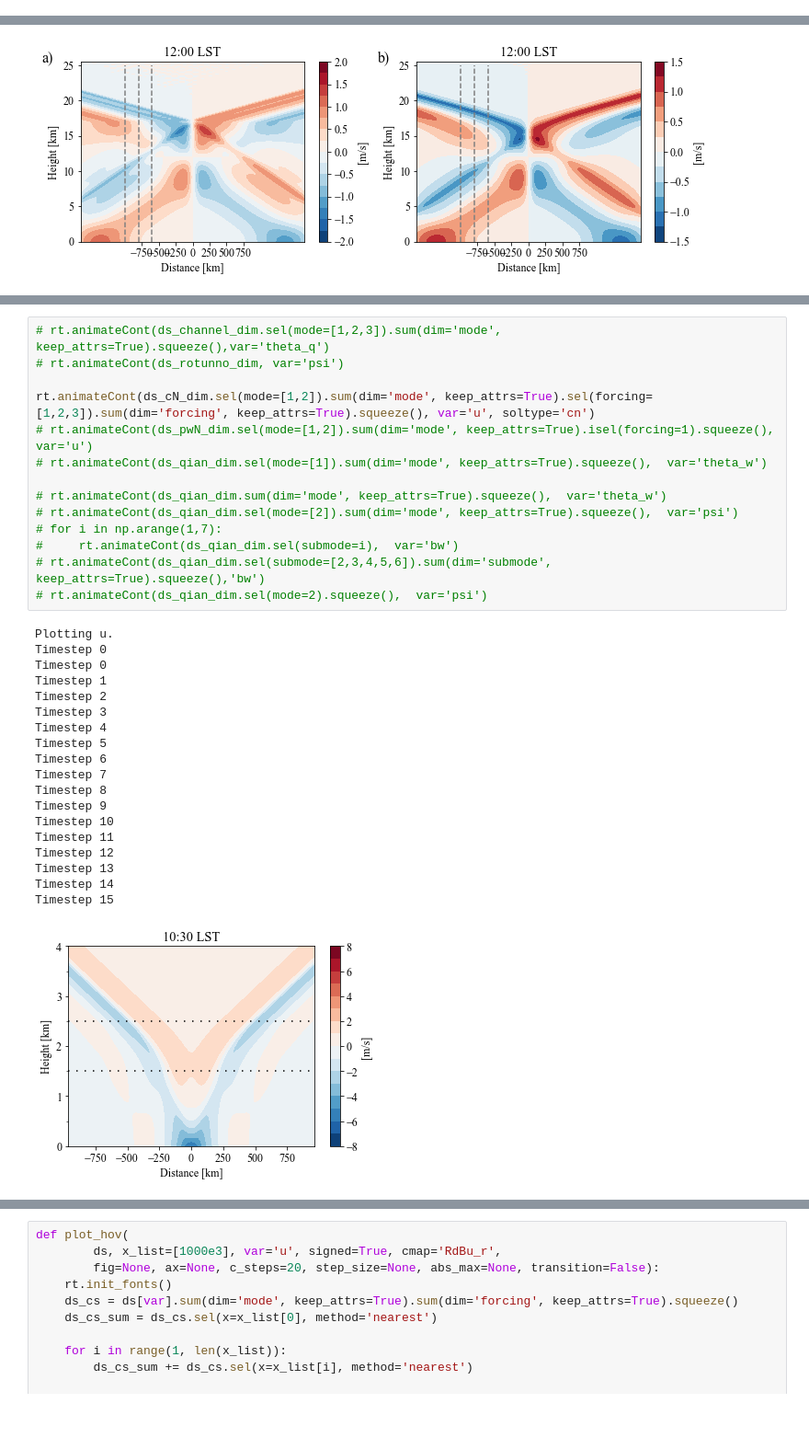
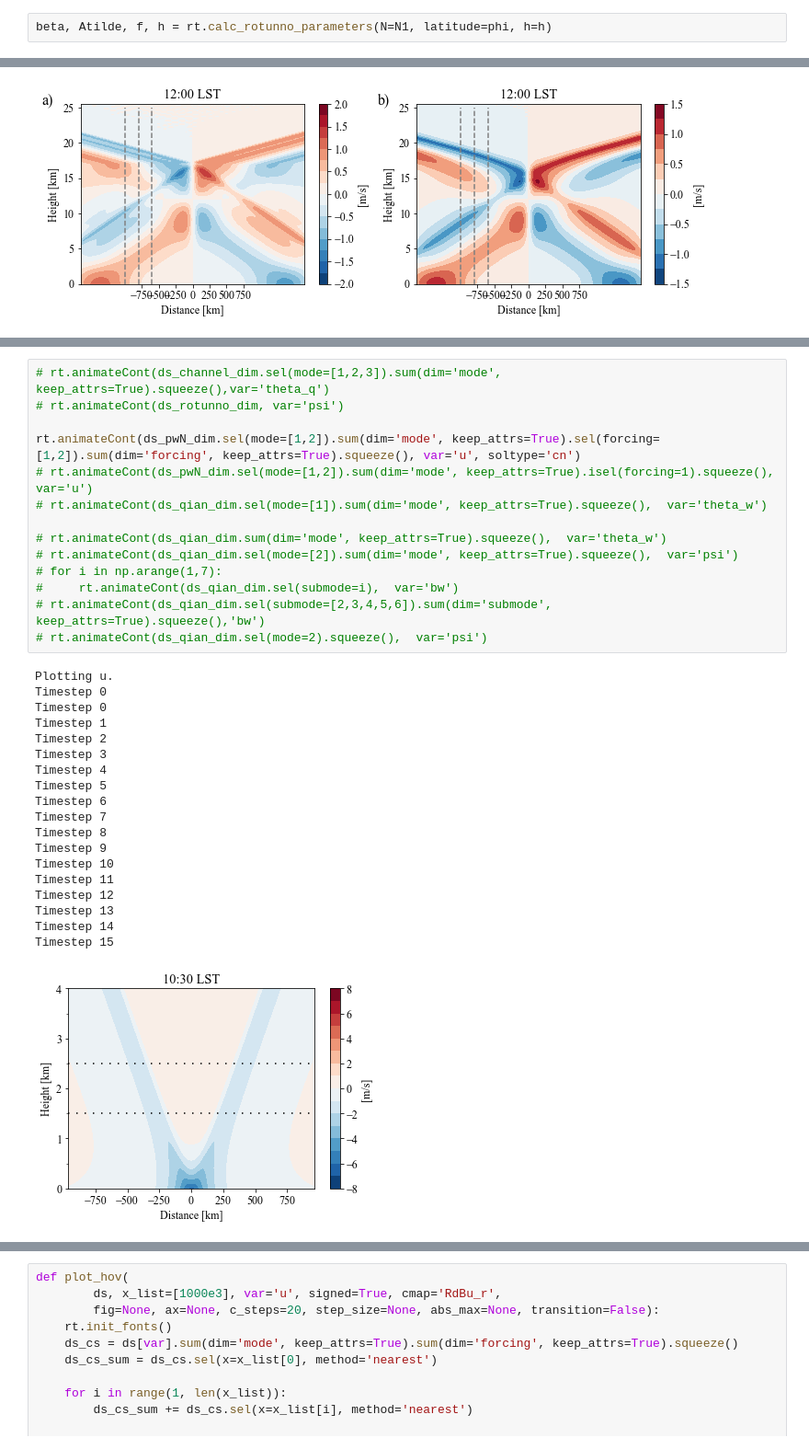
Before and after one commit to eshort0401/rotunno83, a Jupyter notebook: python_scripts/rotunno83.ipynb, the cells around one changed output, grey strips where cells are left out. Shown at 92% size. Saved outputs shown, nothing was run; the diff lists cells and outputs as text; blank space fills up the shorter version.

```diff
--- a/python_scripts/rotunno83.ipynb
+++ b/python_scripts/rotunno83.ipynb
@@ -129,3 +122,5 @@ L
+# %%
+beta, Atilde, f, h = rt.calc_rotunno_parameters(N=N1, latitude=phi, h=h)
 # %%
 # ds_rotunno = rt.solve_rotunno_case_two(xiN=61, zetaN=31, tauN=32, kN=1000,
 #                                        xi0=0.1, beta=beta, Atilde=Atilde)
@@ -412,35 +422,35 @@ Timestep 15
 # rt.animateCont(ds_channel_dim.sel(mode=[1,2,3]).sum(dim='mode', keep_attrs=True).squeeze(),var='theta_q')
 # rt.animateCont(ds_rotunno_dim, var='psi')
 
-rt.animateCont(ds_cN_dim.sel(mode=[1,2]).sum(dim='mode', keep_attrs=True).sel(forcing=[1,2,3]).sum(dim='forcing', keep_attrs=True).squeeze(), var='u', soltype='cn')
+rt.animateCont(ds_pwN_dim.sel(mode=[1,2]).sum(dim='mode', keep_attrs=True).sel(forcing=[1,2]).sum(dim='forcing', keep_attrs=True).squeeze(), var='u', soltype='cn')
 # rt.animateCont(ds_pwN_dim.sel(mode=[1,2]).sum(dim='mode', keep_attrs=True).isel(forcing=1).squeeze(), var='u')
 # rt.animateCont(ds_qian_dim.sel(mode=[1]).sum(dim='mode', keep_attrs=True).squeeze(),  var='theta_w')
 
 # rt.animateCont(ds_qian_dim.sum(dim='mode', keep_attrs=True).squeeze(),  var='theta_w')
 # rt.animateCont(ds_qian_dim.sel(mode=[2]).sum(dim='mode', keep_attrs=True).squeeze(),  var='psi')
 # for i in np.arange(1,7):
 #     rt.animateCont(ds_qian_dim.sel(submode=i),  var='bw')
 # rt.animateCont(ds_qian_dim.sel(submode=[2,3,4,5,6]).sum(dim='submode', keep_attrs=True).squeeze(),'bw')
 # rt.animateCont(ds_qian_dim.sel(mode=2).squeeze(),  var='psi')
 # %% [output]
 Plotting u.
 Timestep 0
 Timestep 0
 Timestep 1
 Timestep 2
 Timestep 3
 Timestep 4
 Timestep 5
 Timestep 6
 Timestep 7
 Timestep 8
 Timestep 9
 Timestep 10
 Timestep 11
 Timestep 12
 Timestep 13
 Timestep 14
 Timestep 15
-[figure, old version]
+[figure, new version]
 # %%
 # rt.animateVelocity(ds_qian_dim.sum(dim='mode', keep_attrs=True).squeeze()); plt.show()
```
Also changed, not shown: parts of 13 cells of this notebook, 9 other files.
